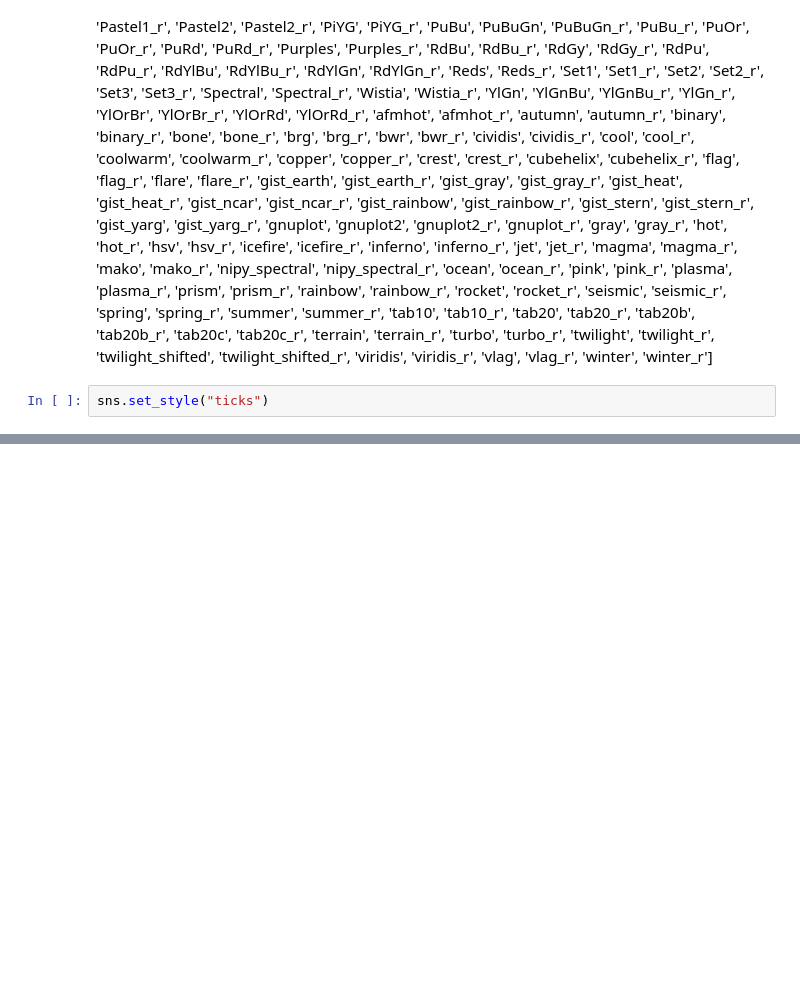
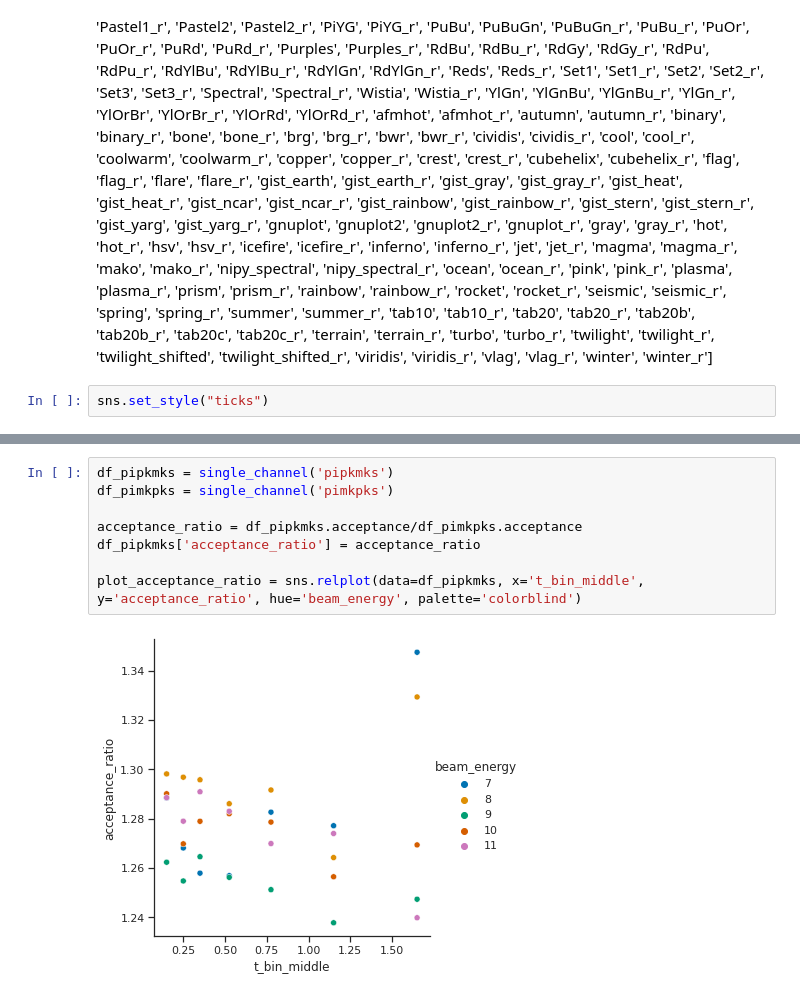
Before and after one commit to tylerviducic/gluex, a Jupyter notebook: scripts/plotting/plot_cs.ipynb, the cells around one changed output, grey strips where cells are left out. Cells and saved outputs as stored; diff of their text form; blank space fills up the shorter version.

```diff
--- a/scripts/plotting/plot_cs.ipynb
+++ b/scripts/plotting/plot_cs.ipynb
@@ -122,3 +124,13 @@ for name, group in grouped_energy:
     ax2.cla()
 # %% [output]
 [figure]
+# %%
+df_pipkmks = single_channel('pipkmks')
+df_pimkpks = single_channel('pimkpks')
+
+acceptance_ratio = df_pipkmks.acceptance/df_pimkpks.acceptance
+df_pipkmks['acceptance_ratio'] = acceptance_ratio
+
+plot_acceptance_ratio = sns.relplot(data=df_pipkmks, x='t_bin_middle', y='acceptance_ratio', hue='beam_energy', palette='colorblind')
+# %% [output]
+[figure, added]
```
Also changed, not shown: parts of 3 cells of this notebook.
